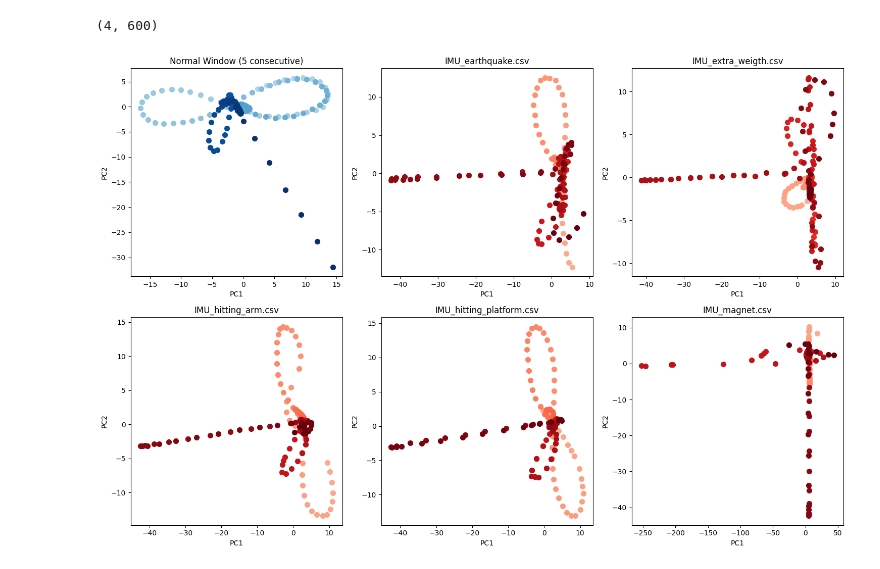
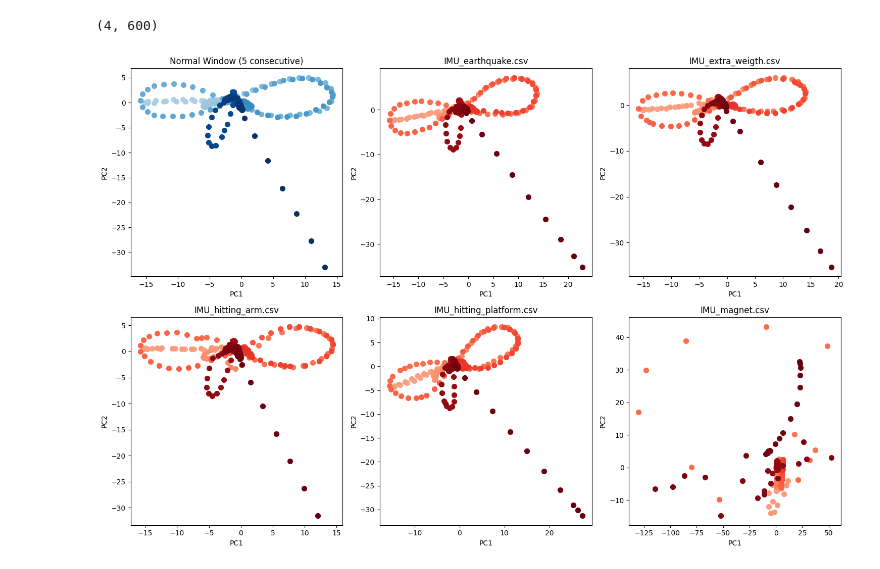
Before and after one commit to AndreFGard/anomaly-detection, a Jupyter notebook: windowvisualization.ipynb, the cells around one changed output. Cells and saved outputs as stored; diff of their text form; code cells hidden in the pictures.

Commit message:
refat: adjust window visualization example

```diff
--- a/windowvisualization.ipynb
+++ b/windowvisualization.ipynb
@@ -30,7 +30,7 @@ Resampling concluído. Novo shape: (15143, 10)
 X_train,X_val,X_test = pp.normal_splits
 anomalo_tests = [ano[2] for ano in pp.anomalo_splits]
 randidx = int(len(X_train)*0.83)
-randomNormalWindow = np.array([X_train[randidx+dif] for dif in range(-1,3)])
+randomNormalWindow = np.array([X_train[randidx+dif] for dif in range(-2,3)])
 # %%
 randomNormalWindow.shape
 # %% [output]
@@ -50,7 +50,7 @@ for anomaly, name in zip(anomalo_tests, pp.anomalo_nomes):
     distances = euclidean_distances(randomNormalWindow[2].reshape(1, -1), anomaly).flatten()
     mostSimilarIndex = np.argsort(distances)[0]
     # Ensure we don't go out of bounds
-    start_idx = max(0, mostSimilarIndex - 1)
+    start_idx = max(0, mostSimilarIndex - 2)
     end_idx = min(len(anomaly), mostSimilarIndex + 3)
     candidates.append((anomaly[start_idx:end_idx], name))
 
@@ -58,35 +58,35 @@ for anomaly, name in zip(anomalo_tests, pp.anomalo_nomes):
 pca = PCA(n_components=2)
 
 # Reshape normal window for plotting (5 windows, each 60x10)
-normalWindow_w = randomNormalWindow.reshape(4, 60, 10)
+normalWindow_w = randomNormalWindow.reshape(5, 60, 10)
 
 # Create a figure with subplots for each candidate + normal window
 fig, axes = plt.subplots(2, 3, figsize=(15, 10))
 axes = axes.flatten()
 
 # Plot normal window (all 5 windows concatenated)
 all_normal_points = normalWindow_w.reshape(-1, 10)  # 300 points x 10 features
 colors_normal = plt.cm.get_cmap('Blues')(np.linspace(0.3, 1, len(all_normal_points)))
 pca_normal = pca.fit_transform(all_normal_points)
 for i in range(len(all_normal_points)):
     axes[0].scatter(pca_normal[i, 0], pca_normal[i, 1], color=colors_normal[i], s=50)
 axes[0].set_title('Normal Window (5 consecutive)')
 axes[0].set_xlabel('PC1')
 axes[0].set_ylabel('PC2')
 
 # Plot each anomaly candidate
 for idx, (cand, name) in enumerate(candidates):
     # Reshape candidate windows (variable number of windows, each 60x10)
     cand_w = cand.reshape(-1, 10)  # Flatten all windows to points x 10 features
     colors_anomaly = plt.cm.get_cmap('Reds')(np.linspace(0.3, 1, len(cand_w)))
     pca_cand = pca.fit_transform(cand_w)
     for i in range(len(cand_w)):
         axes[idx + 1].scatter(pca_cand[i, 0], pca_cand[i, 1], color=colors_anomaly[i], s=50)
     axes[idx + 1].set_title(name)
     axes[idx + 1].set_xlabel('PC1')
     axes[idx + 1].set_ylabel('PC2')
 
 plt.tight_layout()
 plt.show()
 # %% [output]
-[figure, old version]
+[figure, new version]
```
